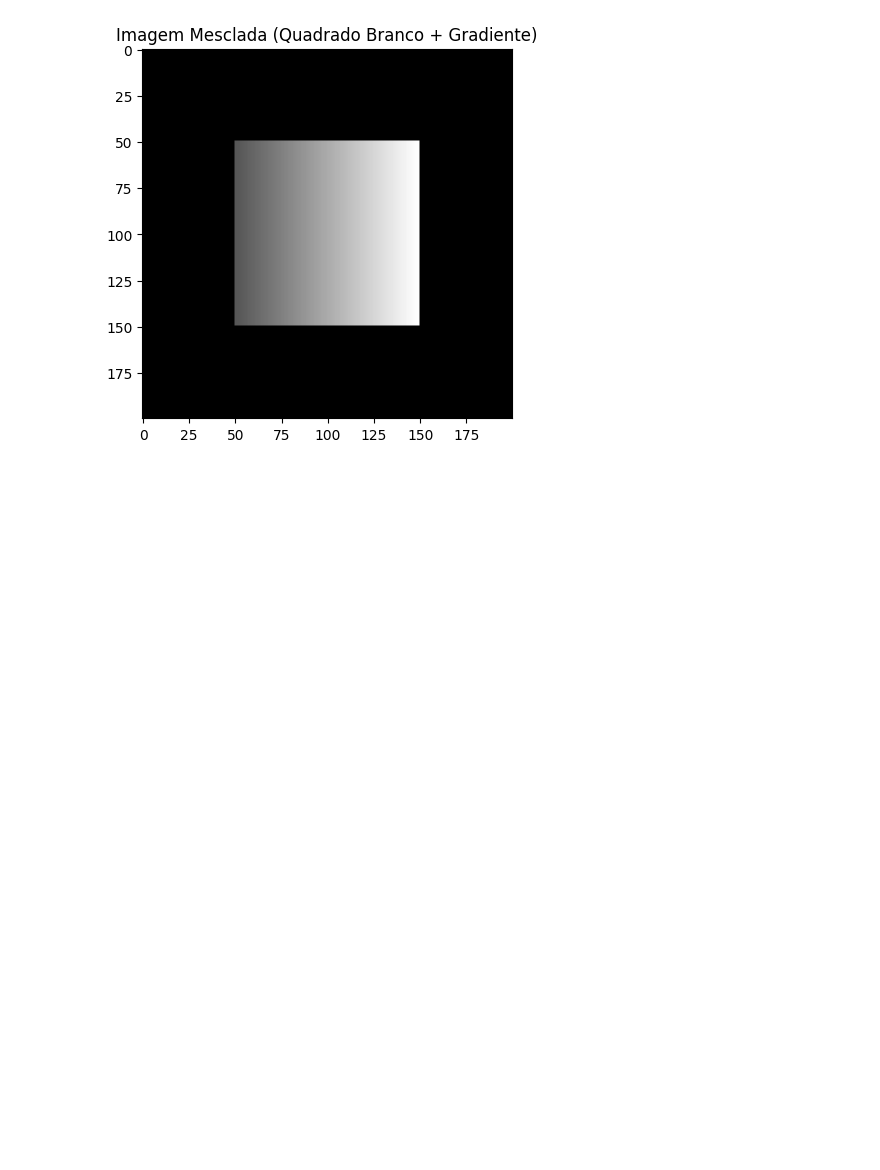
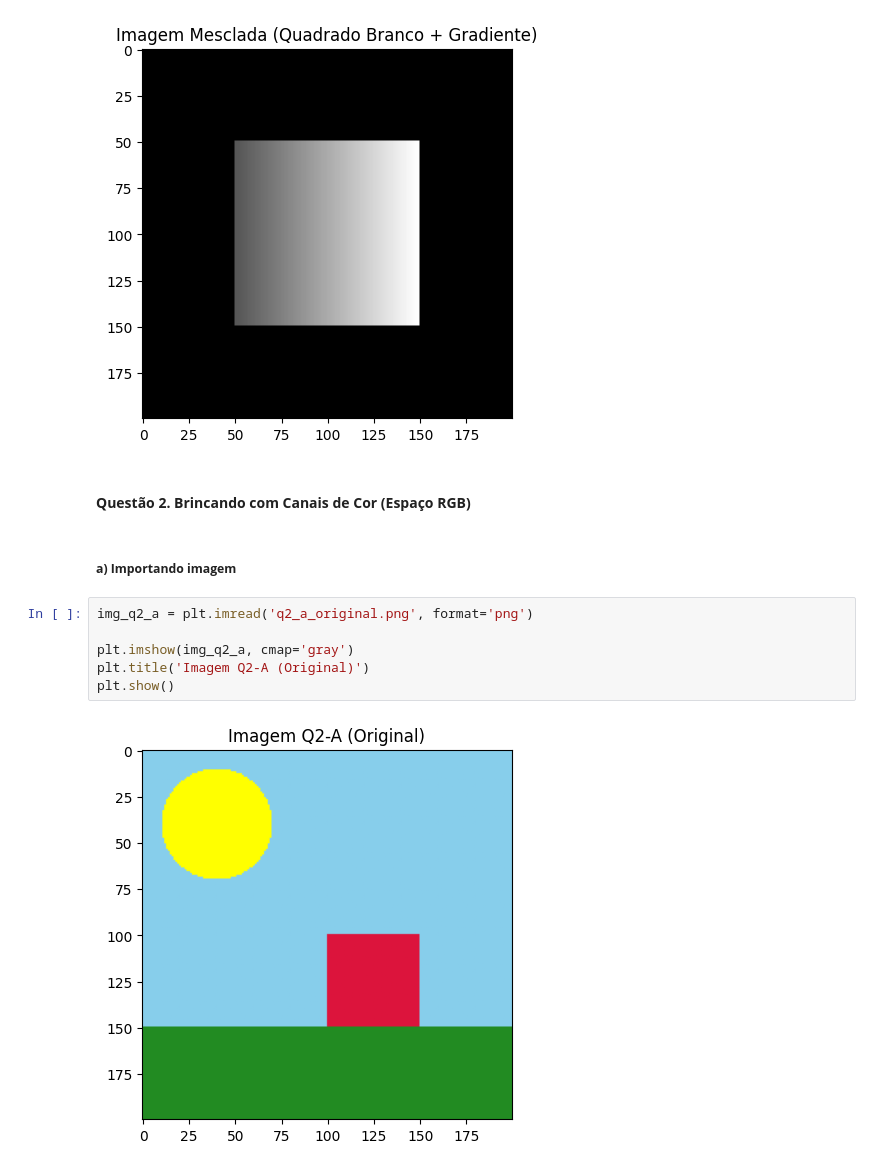
Before and after one commit to andref03/Processamento-Digital-Imagens-PDI, a Jupyter notebook: atividade_pratica_01/questao_01.ipynb, the cells around one changed output. Cells and saved outputs as stored; diff of their text form; blank space fills up the shorter version.

Commit message:
implementing questions 2A, 2B, and 2C by manipulating the provided image

```diff
--- a/atividade_pratica_01/questao_01.ipynb
+++ b/atividade_pratica_01/questao_01.ipynb
@@ -57,3 +57,15 @@ plt.title('Imagem Mesclada (Quadrado Branco + Gradiente)')
 plt.show()
 # %% [output]
 [figure]
+# %% [markdown]
+#### **Questão 2. Brincando com Canais de Cor (Espaço RGB)**
+# %% [markdown]
+##### **a) Importando imagem**
+# %%
+img_q2_a = plt.imread('q2_a_original.png', format='png')
+
+plt.imshow(img_q2_a, cmap='gray')
+plt.title('Imagem Q2-A (Original)')
+plt.show()
+# %% [output]
+[figure, added]
```
Also changed, not shown: parts of 7 cells of this notebook.
